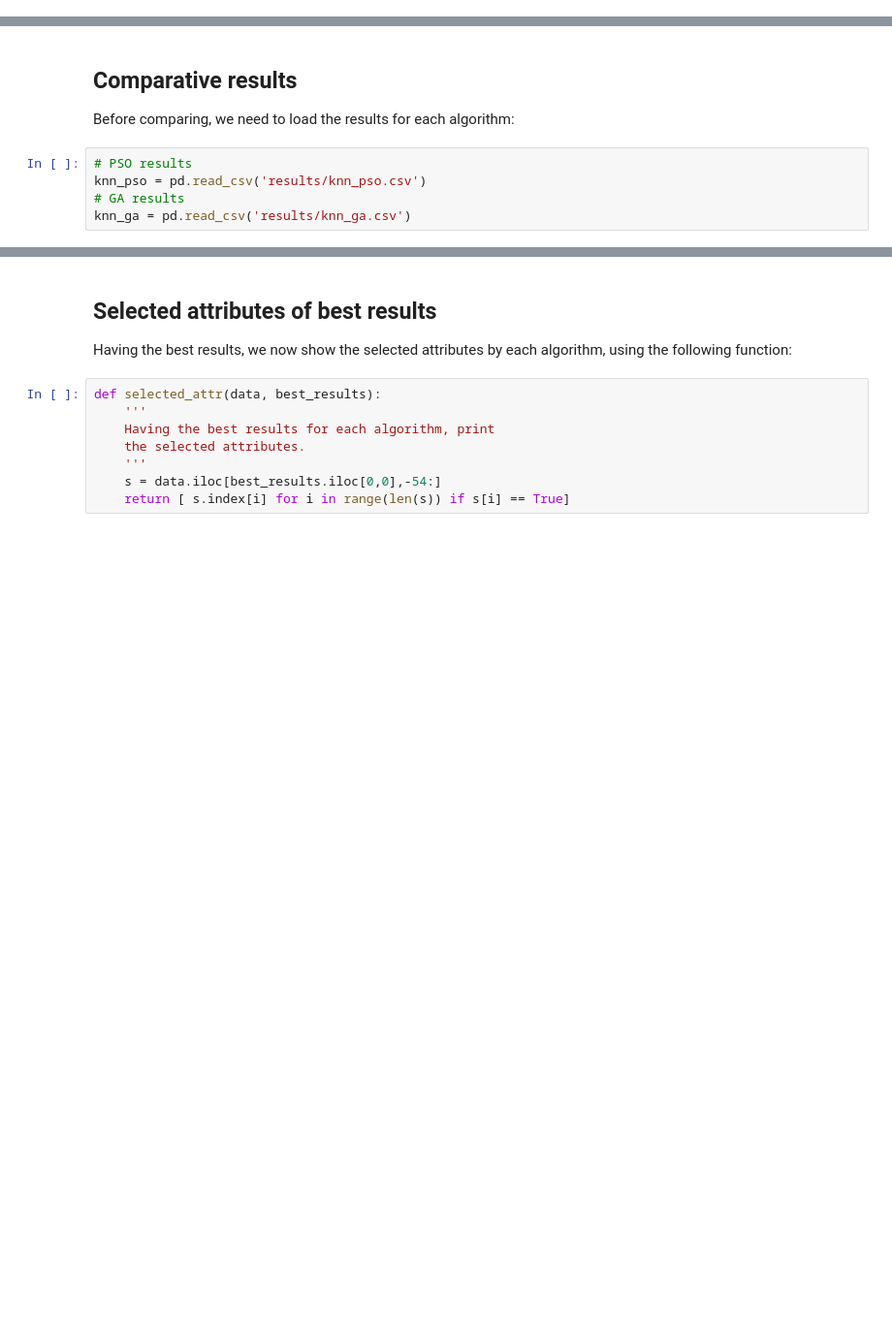
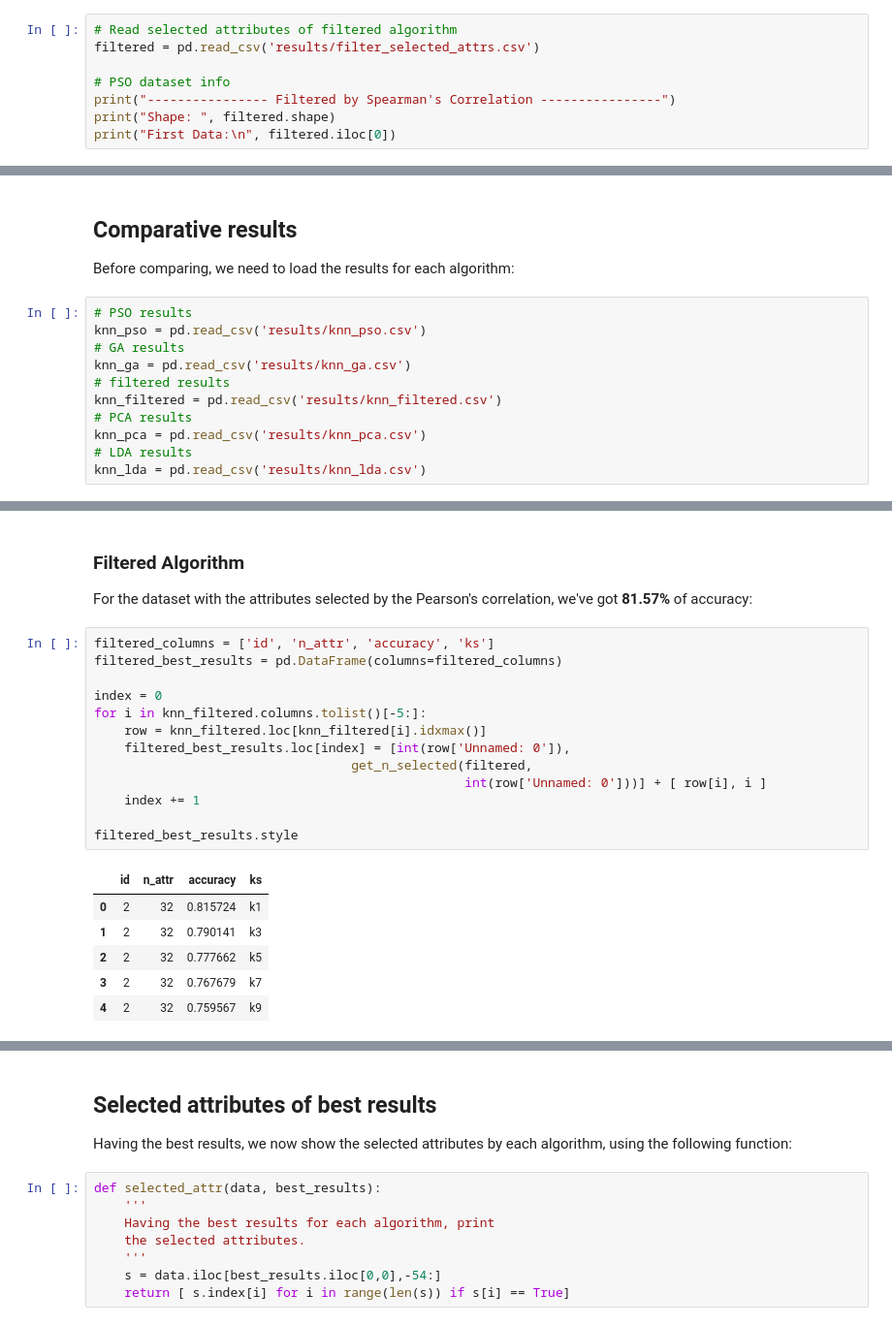
Before and after one commit to greati/covertype-data-analysis, a Jupyter notebook: k-NN Classifier.ipynb, the cells around one changed output, grey strips where cells are left out. Shown at 97% size. Drawn from its saved outputs; the diff is of its cells as text; blank space fills up the shorter version.

```diff
--- a/k-NN Classifier.ipynb
+++ b/k-NN Classifier.ipynb
@@ -113,3 +113,11 @@ soil_type_37            True
 soil_type_38            True
 soil_type_39            True
 Name: 0, dtype: object
+# %%
+# Read selected attributes of filtered algorithm
+filtered = pd.read_csv('results/filter_selected_attrs.csv')
+
+# PSO dataset info
+print("---------------- Filtered by Spearman's Correlation ----------------")
+print("Shape: ", filtered.shape)
+print("First Data:\n", filtered.iloc[0])
@@ -171,6 +248,12 @@ Before comparing, we need to load the results for each algorithm:
 knn_pso = pd.read_csv('results/knn_pso.csv')
 # GA results
 knn_ga = pd.read_csv('results/knn_ga.csv')
+# filtered results
+knn_filtered = pd.read_csv('results/knn_filtered.csv')
+# PCA results
+knn_pca = pd.read_csv('results/knn_pca.csv')
+# LDA results
+knn_lda = pd.read_csv('results/knn_lda.csv')
 # %% [markdown]
 ### Original Dataset
 
@@ -239,0 +319,24 @@ ga_best_results.style
+# %% [markdown]
+### Filtered Algorithm
+
+For the dataset with the attributes selected by the Pearson's correlation, we've got **81.57%** of accuracy:
+# %%
+filtered_columns = ['id', 'n_attr', 'accuracy', 'ks']
+filtered_best_results = pd.DataFrame(columns=filtered_columns)
+
+index = 0
+for i in knn_filtered.columns.tolist()[-5:]:
+    row = knn_filtered.loc[knn_filtered[i].idxmax()]
+    filtered_best_results.loc[index] = [int(row['Unnamed: 0']),
+                                  get_n_selected(filtered,
+                                                 int(row['Unnamed: 0']))] + [ row[i], i ]
+    index += 1
+
+filtered_best_results.style
+# %% [output]
+|  | id | n_attr | accuracy | ks |
+| 0 | 2 | 32 | 0.815724 | k1 |
+| 1 | 2 | 32 | 0.790141 | k3 |
+| 2 | 2 | 32 | 0.777662 | k5 |
+| 3 | 2 | 32 | 0.767679 | k7 |
+| 4 | 2 | 32 | 0.759567 | k9 |
```
Also changed, not shown: parts of 20 cells of this notebook, 41 other files.
